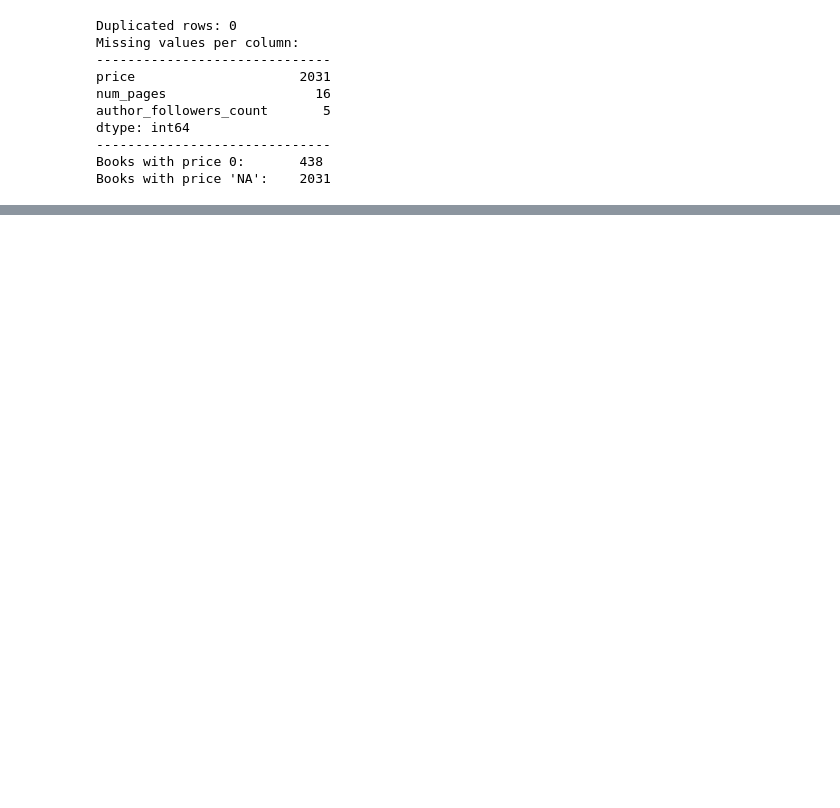
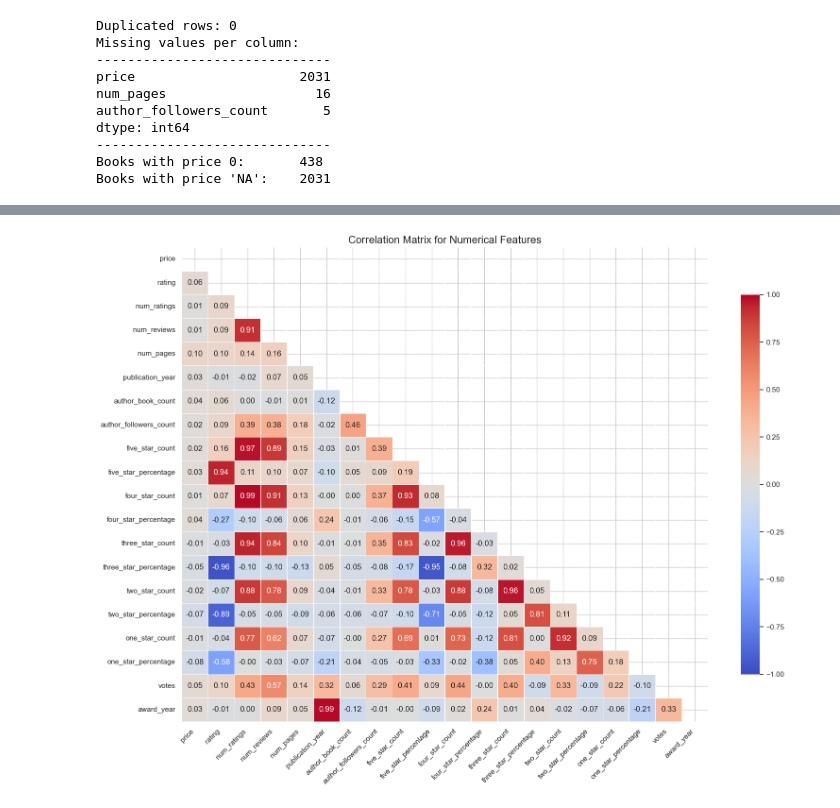
Before and after one commit to FIT-SE23/GoodreadsChoiceAwards, a Jupyter notebook: Notebooks/01_data_exploration.ipynb, the cells around one changed output, grey strips where cells are left out. Cells and saved outputs as stored; diff of their text form; code cells hidden in the pictures; blank space fills up the shorter version.

```diff
--- a/Notebooks/01_data_exploration.ipynb
+++ b/Notebooks/01_data_exploration.ipynb
@@ -204,0 +169,36 @@ Outlier Visualization for Numerical Features:
+# %%
+# 6.3 Correlation Matrix
+categorical_features = ['title', 'genres', 'category', 'author']
+numerical_features = [col for col in df_columns if col not in categorical_features]
+
+features_for_corr = numerical_features
+
+plt.figure(figsize=(16, 12))
+
+# 1. Calculate Correlation
+corr = df[features_for_corr].corr()
+
+# 2. Create Mask for Upper Triangle
+# np.triu returns the upper triangle, which we want to hide (True)
+mask = np.triu(np.ones_like(corr, dtype=bool))
+
+# 3. Plot Heatmap
+sns.heatmap(
+    corr,
+    mask=mask,          # Hide upper triangle
+    annot=True,
+    fmt=".2f",
+    cmap='coolwarm',
+    vmin=-1,            # Fix scale range -1 to 1
+    vmax=1,
+    linewidths=0.5,     # Add grid lines
+    cbar_kws={"shrink": 0.8} # Adjust colorbar size
+)
+
+plt.title('Correlation Matrix for Numerical Features', fontsize=16)
+plt.xticks(rotation=45, ha='right')
+plt.yticks(rotation=0)
+plt.tight_layout()
+plt.show()
+# %% [output]
+[figure, added]
```
Also changed, not shown: parts of 36 cells of this notebook.
